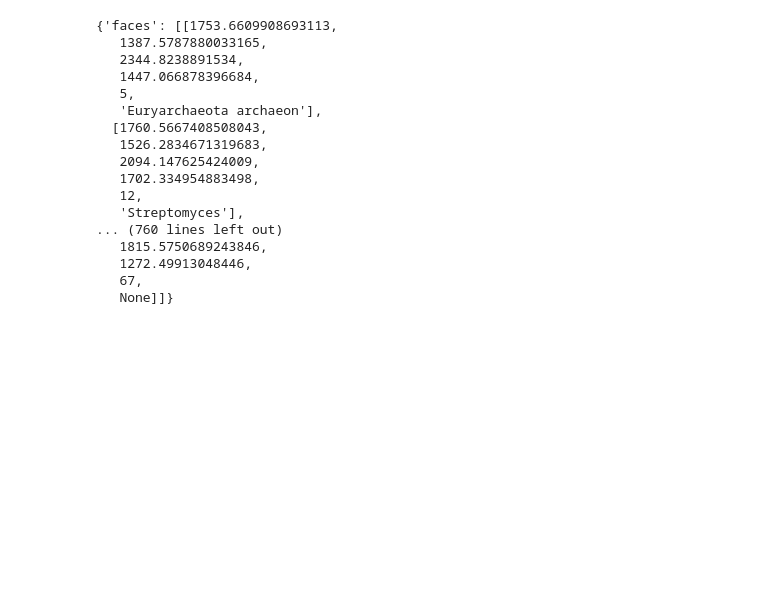
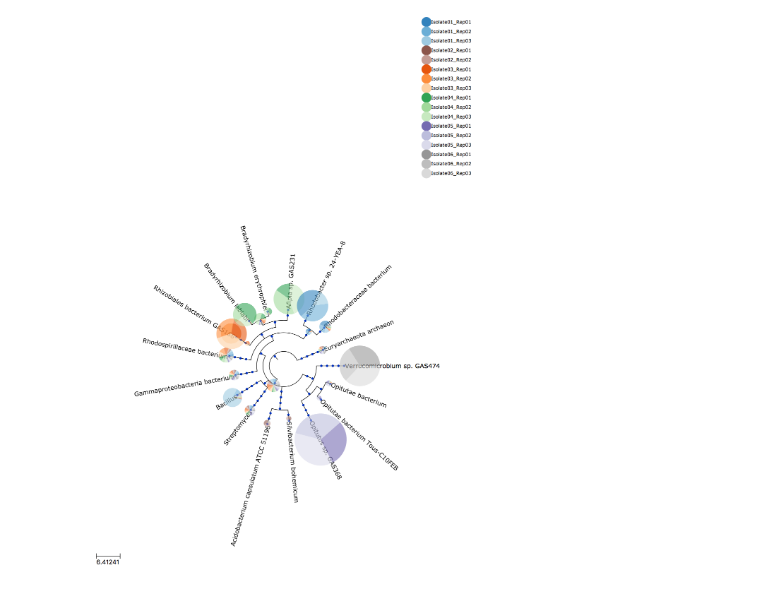
Before and after one commit to PNNL-Comp-Mass-Spec/Kaiko_Publication, a Jupyter notebook: taxon_identification/fig5.ipynb, the cells around one changed output. Cells and saved outputs as stored; diff of their text form; code cells hidden in the pictures; blank space fills up the shorter version.

Commit message:
render image to notebook

```diff
--- a/taxon_identification/fig5.ipynb
+++ b/taxon_identification/fig5.ipynb
@@ -102,49 +102,35 @@ def get_tree():
     t = Tree.from_parent_child_table(table)
 
     thick_hz_line = NodeStyle()
     thick_hz_line["hz_line_width"] = 4
     t.children[0].set_style(thick_hz_line)
     t.children[1].set_style(thick_hz_line)
 
     thick_vt_line = NodeStyle()
     thick_vt_line["vt_line_width"] = 1
     thick_vt_line["hz_line_width"] = 1
     thick_vt_line["size"] = 4
 
     t.set_style(thick_vt_line)
 
     for n in t.traverse():
         n.set_style(thick_vt_line)
 
     ts = TreeStyle()
     for i, s in enumerate(sheet_names):
         ts.legend.add_face(CircleFace(10, colors[i]), column=0)
         ts.legend.add_face(TextFace(sheet_labels[i]), column=1)
     ts.layout_fn = layout
     ts.mode = "c"
     ts.show_leaf_name = False
     ts.min_leaf_separation = 14
 
     return t, ts
 
 t, ts = get_tree()
-t.show(tree_style=ts)
-t.render("float_piechart_all_5.pdf", tree_style=ts,  w=800, units="mm")
+# t.show(tree_style=ts)
+
+# t.render("float_piechart_all_5.pdf", tree_style=ts, w=800, units="mm") # render to the file
+t.render("%%inline", tree_style=ts, w=300, units="mm") # render to the notebook
 # %% [output]
-{'faces': [[1753.6609908693113,
-   1387.5787880033165,
-   2344.8238891534,
-   1447.066878396684,
-   5,
-   'Euryarchaeota archaeon'],
-  [1760.5667408508043,
-   1526.2834671319683,
-   2094.147625424009,
-   1702.334954883498,
-   12,
-   'Streptomyces'],
-... (760 lines left out)
-   1815.5750689243846,
-   1272.49913048446,
-   67,
-   None]]}
+[figure, added]
```
Also changed, not shown: 1 other file.
